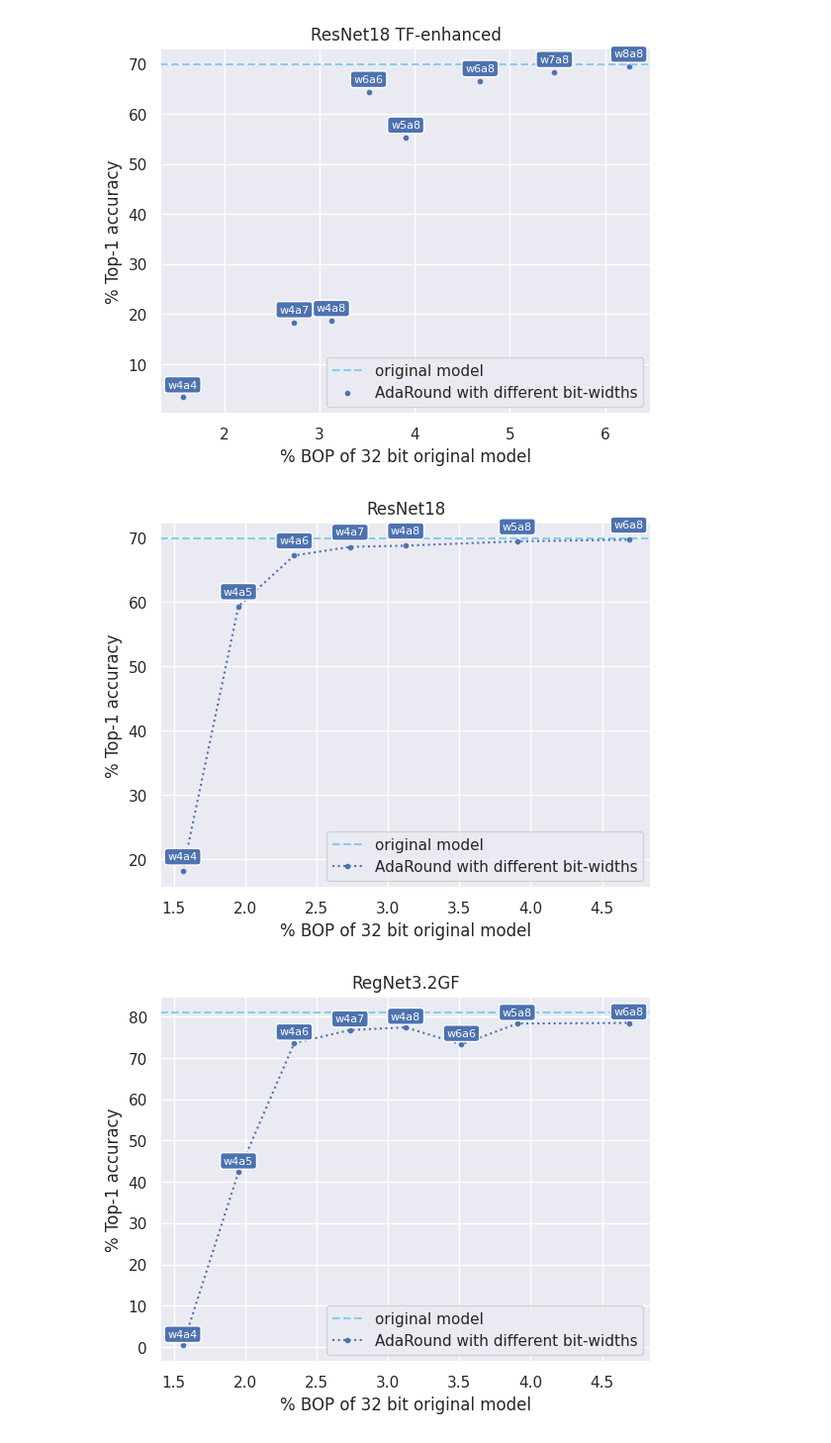
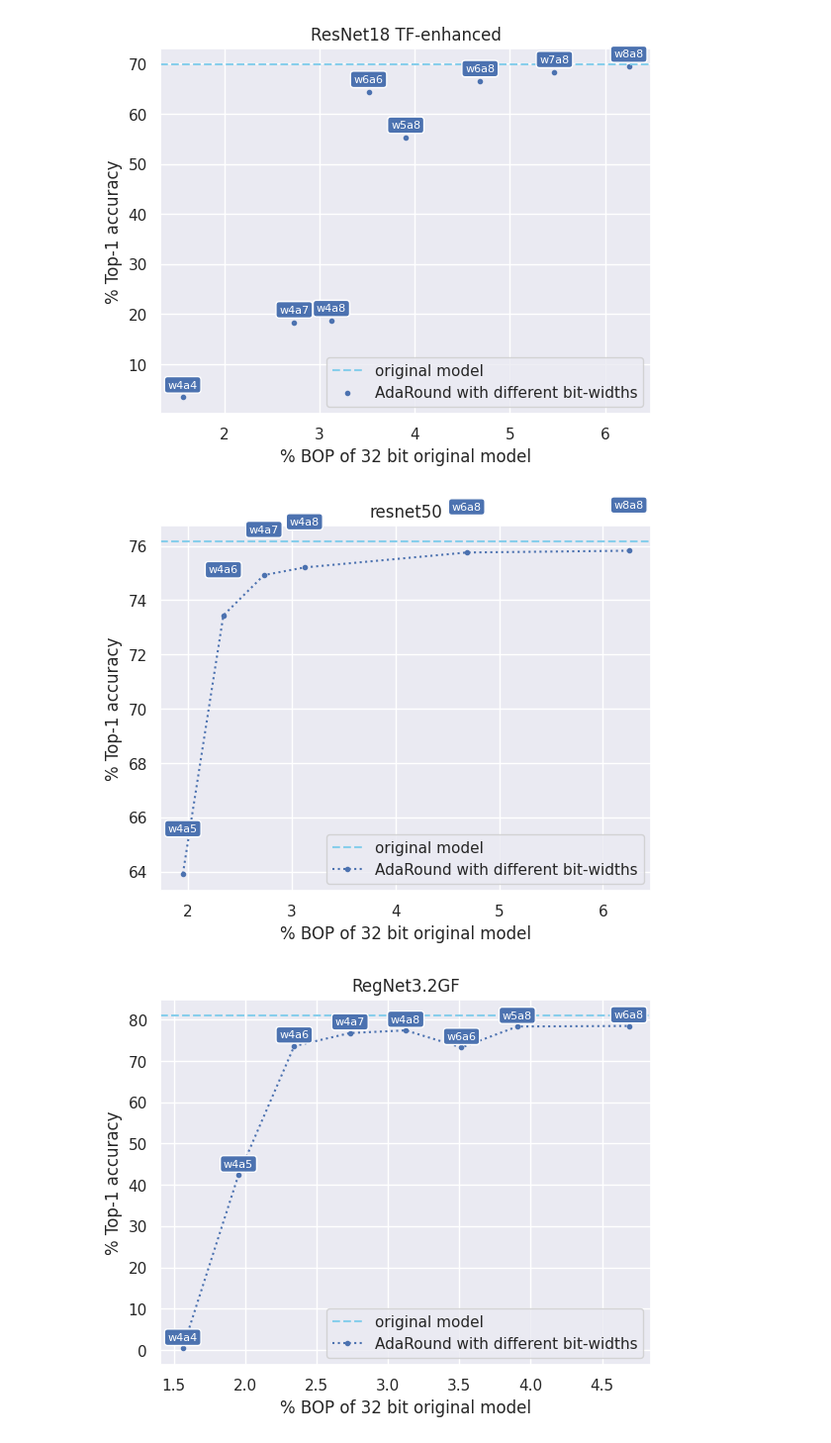
Before and after one commit to KamikaziZen/admm-quantization, a Jupyter notebook: notebooks/Results.ipynb, the cells around one changed output. Shown at 99% size. Cells and saved outputs as stored; diff of their text form; code cells hidden in the pictures.

```diff
--- a/notebooks/Results.ipynb
+++ b/notebooks/Results.ipynb
@@ -447,13 +440,13 @@ for run in tqdm(runs):
 
         for col in columns:
             if run.config.get(col) is not None:
-                df.loc[i][col] = run.config[col]
+                df.loc[i, col] = run.config[col]
             elif col == 'model_name' and run.name.startswith('resnet18'):
-                df.loc[i][col] = 'resnet18'
+                df.loc[i, col] = 'resnet18'
             elif run.summary.get(col) is not None:
-                df.loc[i][col] = run.summary[col]
+                df.loc[i, col] = run.summary[col]
             else:
-                df.loc[i][col] = None
+                df.loc[i, col] = None
 
         i += 1
 
@@ -537,23 +528,31 @@ plt.show()
 # %% [output]
 [figure]
 # %%
-plt.axhline(y=69.76, color='skyblue', linestyle = '--', label='original model')
+model_name = aimet_resnet.iloc[0].model_name
+if model_name == 'resnet18':
+    baseline_acc = 69.76
+elif model_name == 'resnet50':
+    baseline_acc = 76.15
+else:
+    raise ValueError('Invalid model name')
+
+plt.axhline(y=baseline_acc, color='skyblue', linestyle = '--', label='original model')
 plt.plot(aimet_resnet.bops, aimet_resnet.acc_quantized*100,
          marker='.', linestyle='dotted',
          label='AdaRound with different bit-widths')
 for (wb, ab, bop, acc) in zip(aimet_resnet.param_bw, aimet_resnet.output_bw, aimet_resnet.bops, aimet_resnet.acc_quantized):
     plt.text(bop, acc*100 + 1.5, f'w{wb}a{ab}', va='bottom', ha='center', fontsize=8, color='white',
              bbox=dict(boxstyle="round"))
 
 plt.legend()
 plt.xlabel('% BOP of 32 bit original model')
 plt.ylabel('% Top-1 accuracy')
-plt.title('ResNet18')
+plt.title(aimet_resnet.iloc[0].model_name)
 
 # plt.savefig('aimet')
 plt.show()
 # %% [output]
-[figure, old version]
+[figure, new version]
 # %%
 plt.axhline(y=80.87, color='skyblue', linestyle = '--', label='original model')
 plt.plot(aimet_regnet.bops, aimet_regnet.acc_quantized*100,
```
Also changed, not shown: parts of 9 cells of this notebook, 15 other files.
